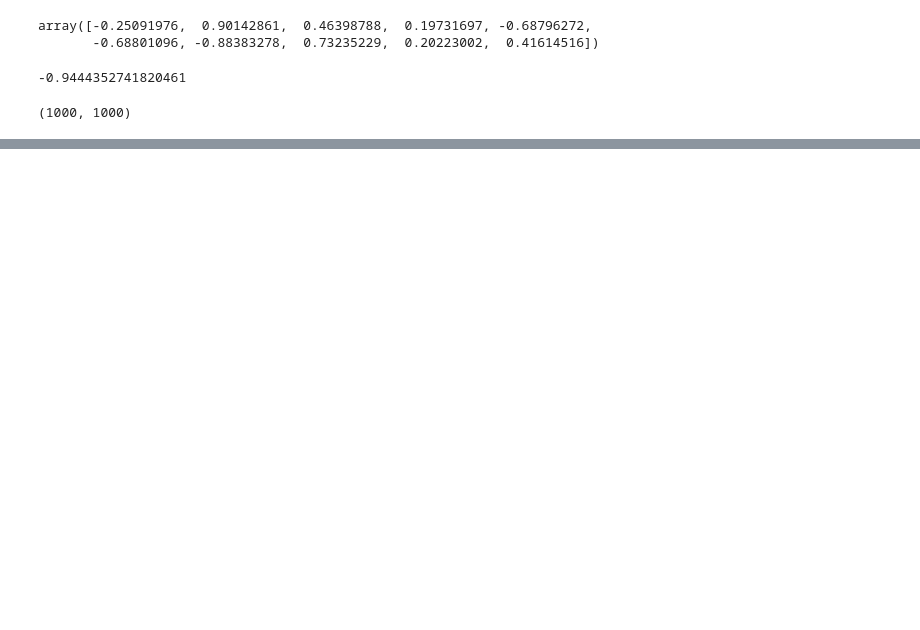
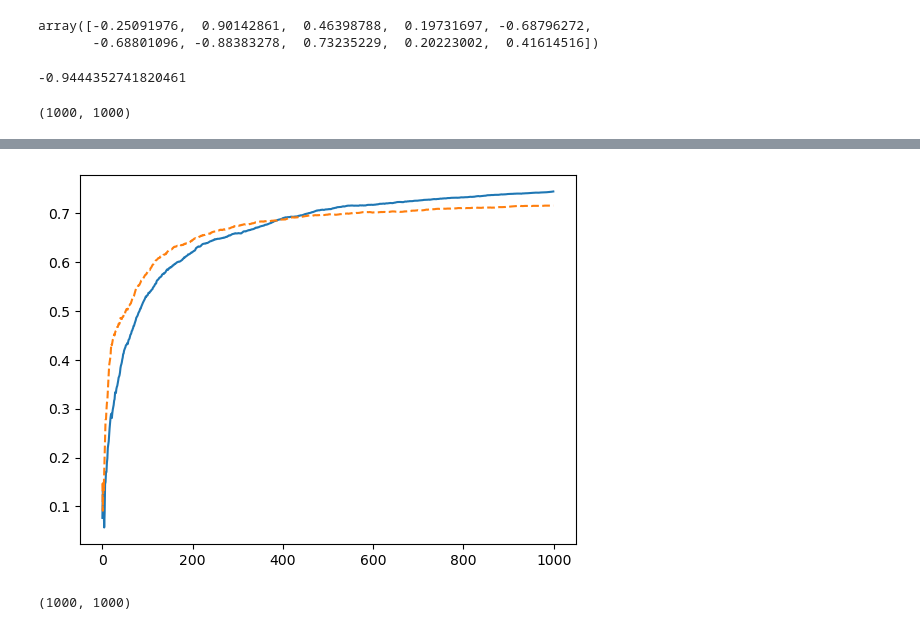
Before and after one commit to ahans30/Multi-Armted-Bandit, a Jupyter notebook: experiment2.ipynb, the cells around one changed output, grey strips where cells are left out. Cells and saved outputs as stored; diff of their text form; code cells hidden in the pictures; blank space fills up the shorter version.

```diff
--- a/experiment2.ipynb
+++ b/experiment2.ipynb
@@ -85,0 +102,10 @@ plt.show()
+# %%
+plt.plot(range(T), e_greedy)
+plt.plot(range(T),greedy , '--')
+plt.show()
+# %% [output]
+[figure, added]
+# %%
+len(e_greedy), len(greedy)
+# %% [output]
+(1000, 1000)
```
Also changed, not shown: parts of 6 cells of this notebook, 1 other file.
